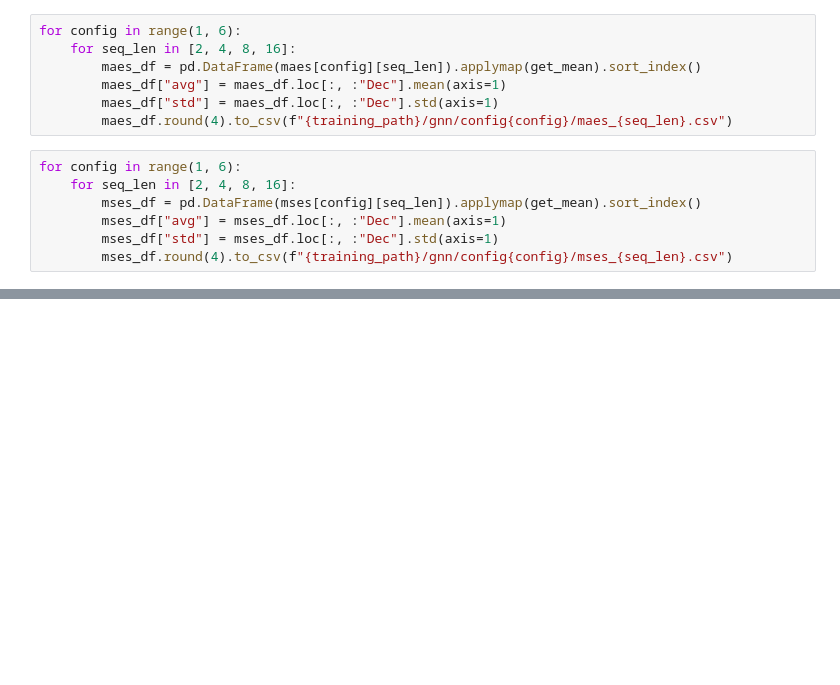
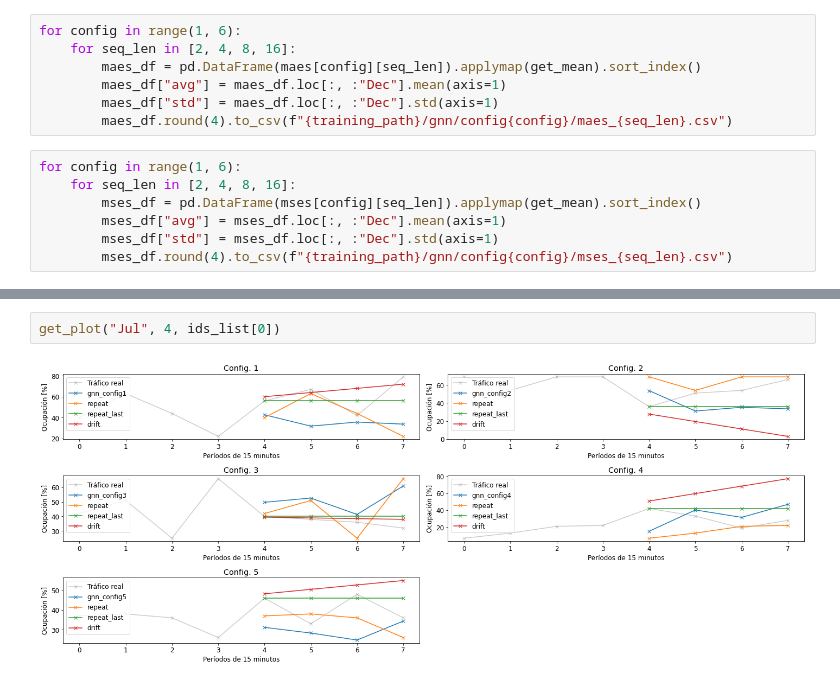
Before and after one commit to elena-sg/madrid-traffic, a Jupyter notebook: notebooks/13-gnn-results.ipynb, the cells around one changed output, grey strips where cells are left out. Cells and saved outputs as stored; diff of their text form; blank space fills up the shorter version.

```diff
--- a/notebooks/13-gnn-results.ipynb
+++ b/notebooks/13-gnn-results.ipynb
@@ -123,0 +126,4 @@ test
+# %%
+get_plot("Jul", 4, ids_list[0])
+# %% [output]
+[figure, added]
```
Also changed, not shown: parts of 14 cells of this notebook, 8 other files.
